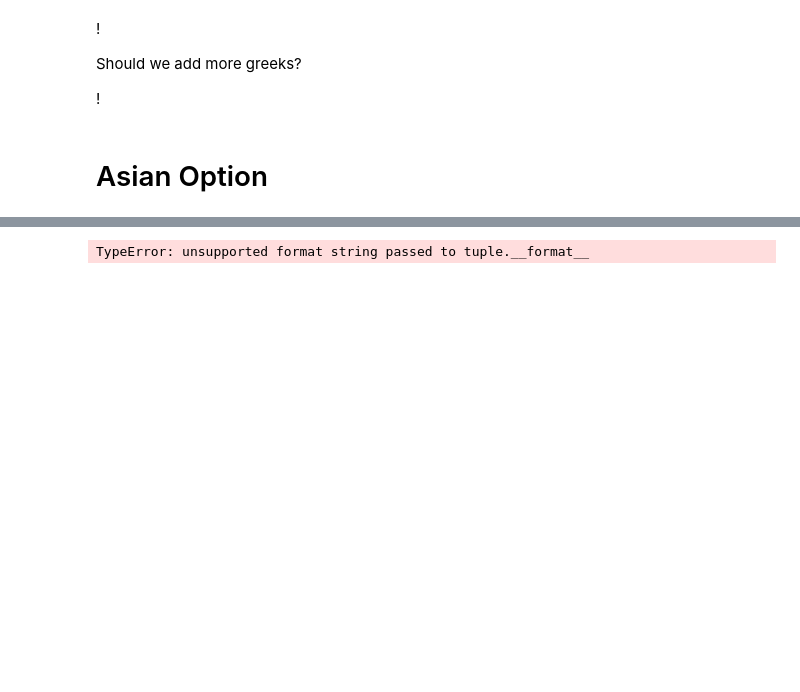
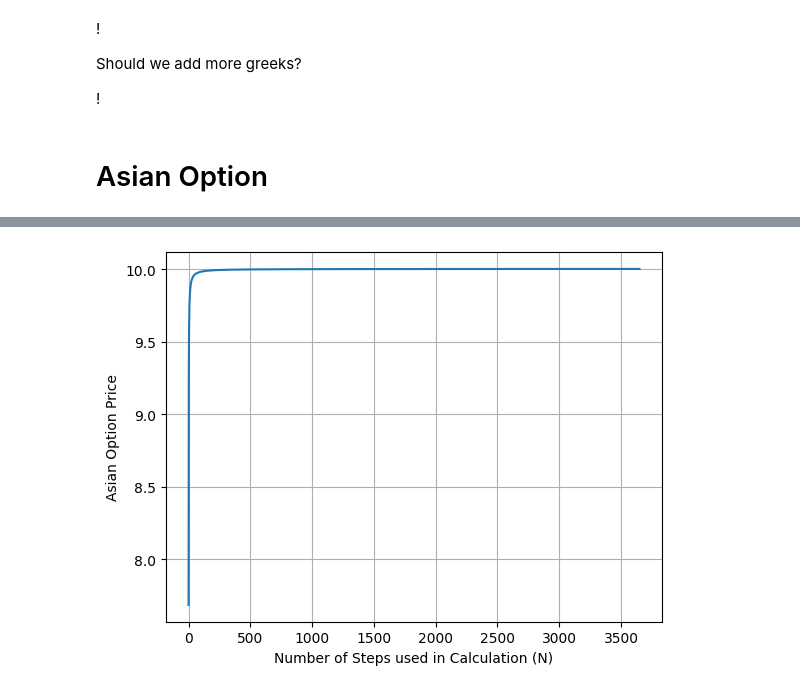
Before and after one commit to pmchrist/Comp-Finance-Assignments, a Jupyter notebook: Assignment_2/Assignment_2.ipynb, the cells around one changed output, grey strips where cells are left out. Drawn from its saved outputs; the diff is of its cells as text; code cells hidden in the pictures; blank space fills up the shorter version.

```diff
--- a/Assignment_2/Assignment_2.ipynb
+++ b/Assignment_2/Assignment_2.ipynb
@@ -604,17 +614,16 @@ plt.show()
 # %%
 
 asian_option_price = asian_call_option_price(S0, N,sigma, K, r,T)
-print(f"Asian Option price: {asian_option_price:.4f}")
+# print(f"Asian Option price: {asian_option_price:.4f}")
 all_n_vals = []
 option_prices = []
 for i in range(N):
-    option_prices.append(asian_call_option_price(S0, i,sigma, K, r,T))
-    all_n_vals.append(i)
+    option_prices.append(asian_call_option_price(S0, i,sigma, K, r,T)[0])
 
-plt.plot(all_n_vals,option_prices)
+plt.plot(option_prices)
 plt.grid()
 plt.xlabel("Number of Steps used in Calculation (N)")
 plt.ylabel("Asian Option Price")
 plt.show()
 # %% [output]
-TypeError: unsupported format string passed to tuple.__format__
+[figure, added]
```
Also changed, not shown: parts of 3 cells of this notebook.
